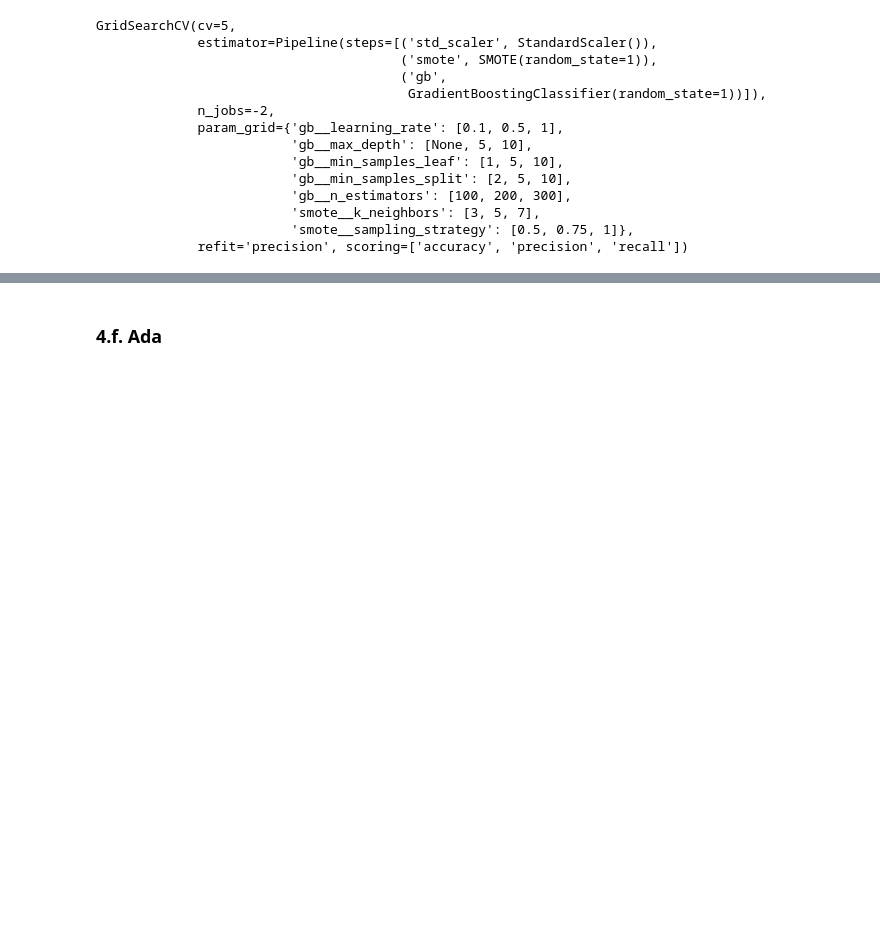
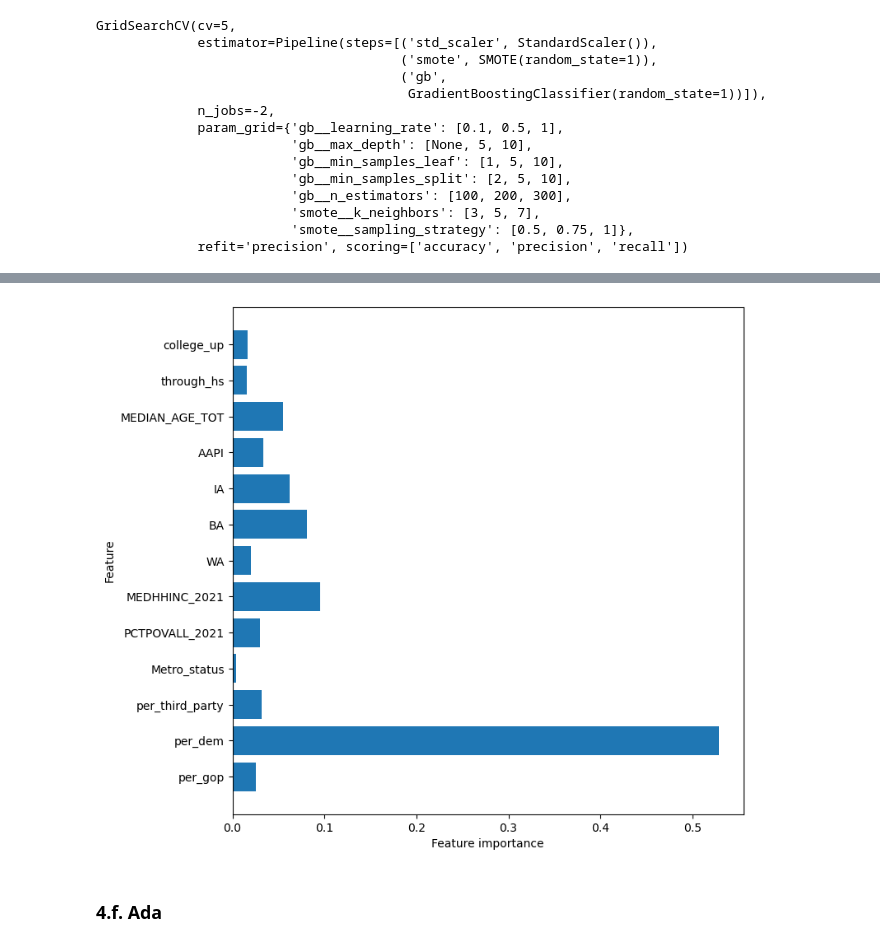
Before and after one commit to natehiatt/covid_vax_project, a Jupyter notebook: Final.ipynb, the cells around one changed output, grey strips where cells are left out. Drawn from its saved outputs; the diff is of its cells as text; code cells hidden in the pictures; blank space fills up the shorter version.

```diff
--- a/Final.ipynb
+++ b/Final.ipynb
@@ -1532,3 +1552,7 @@ Mean validation data precision: 0.7076725860701314
+# %%
+plot_feature_importances(pipe_grid_gb.best_estimator_.named_steps['gb'], X)
+# %% [output]
+[figure, added]
 # %% [markdown]
 ### 4.f. Ada
 # %%
```
Also changed, not shown: parts of 7 cells of this notebook.
